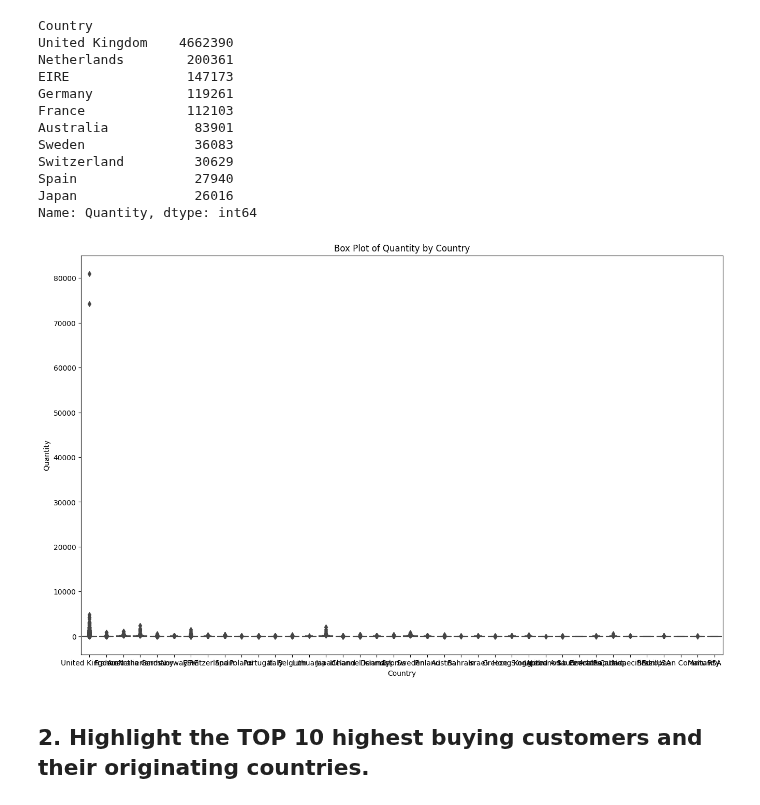
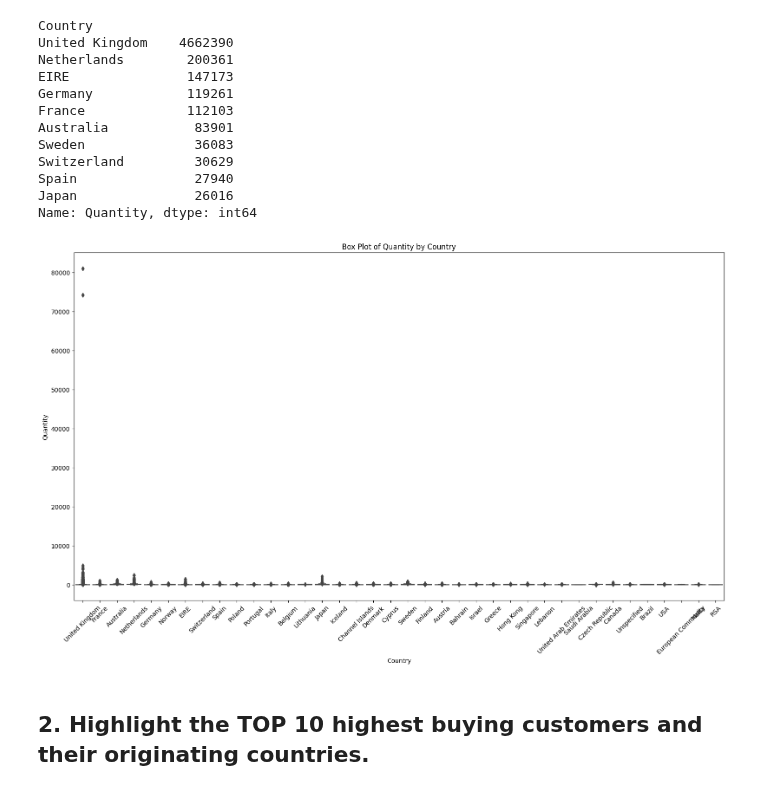
Before and after one commit to madinatt/E-commerce, a Jupyter notebook: Ecommerce Notebook.ipynb, the cells around one changed output. Drawn from its saved outputs; the diff is of its cells as text; code cells hidden in the pictures.

```diff
--- a/Ecommerce Notebook.ipynb
+++ b/Ecommerce Notebook.ipynb
@@ -229,15 +230,17 @@ Name: Quantity, dtype: int64
 # %%
 # Assigment
 # box plot for quantity accross the different countries
 
 plt.figure(figsize=(16, 10))
 sns.boxplot(x='Country', y='Quantity', data=df)
 plt.title('Box Plot of Quantity by Country')
 plt.xlabel('Country')
 plt.ylabel('Quantity')
+plt.xticks(rotation=45)
+plt.tight_layout()
 plt.show()
 # %% [output]
-[figure, old version]
+[figure, new version]
 # %% [markdown]
 ## 2. Highlight the TOP 10 highest buying customers and their originating countries.
 # %%
```
Also changed, not shown: parts of 6 cells of this notebook.
